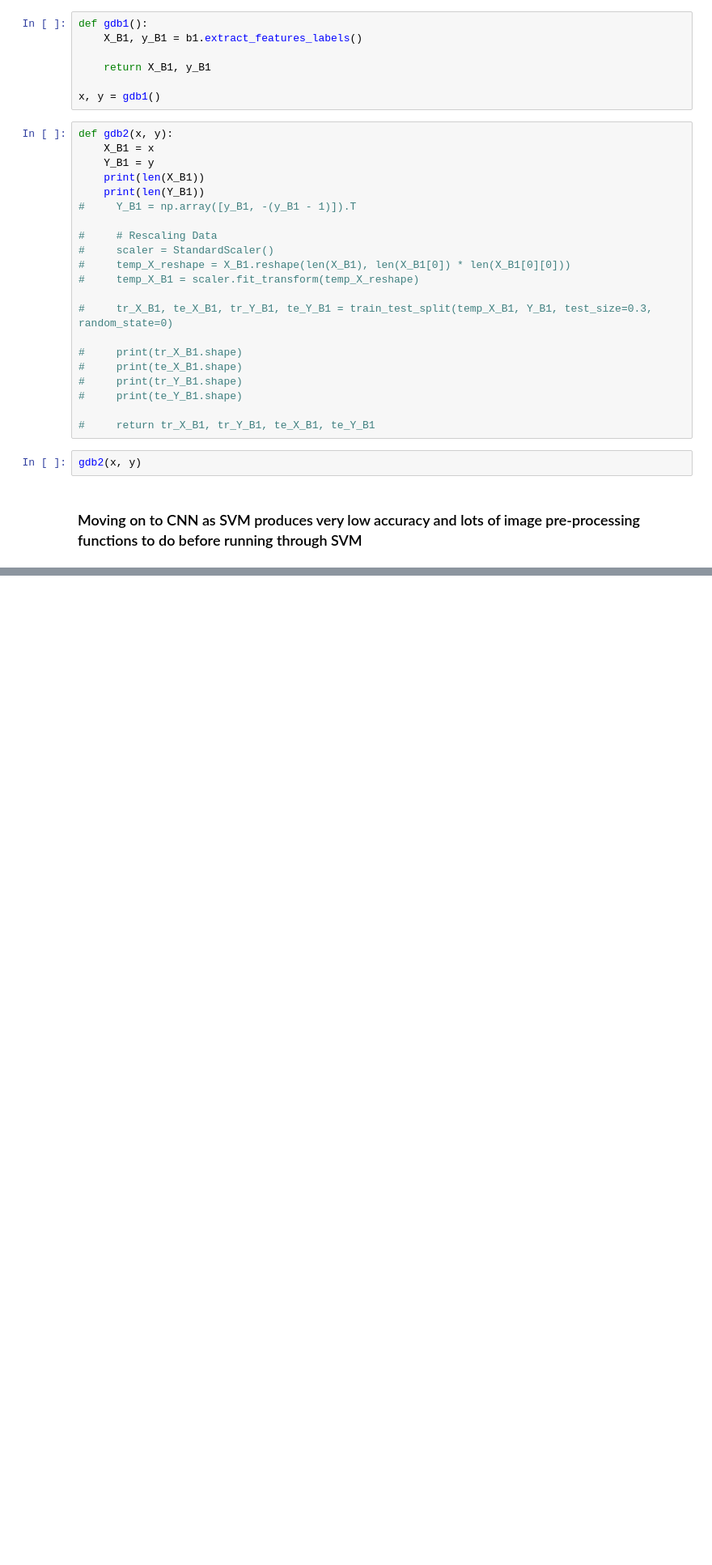
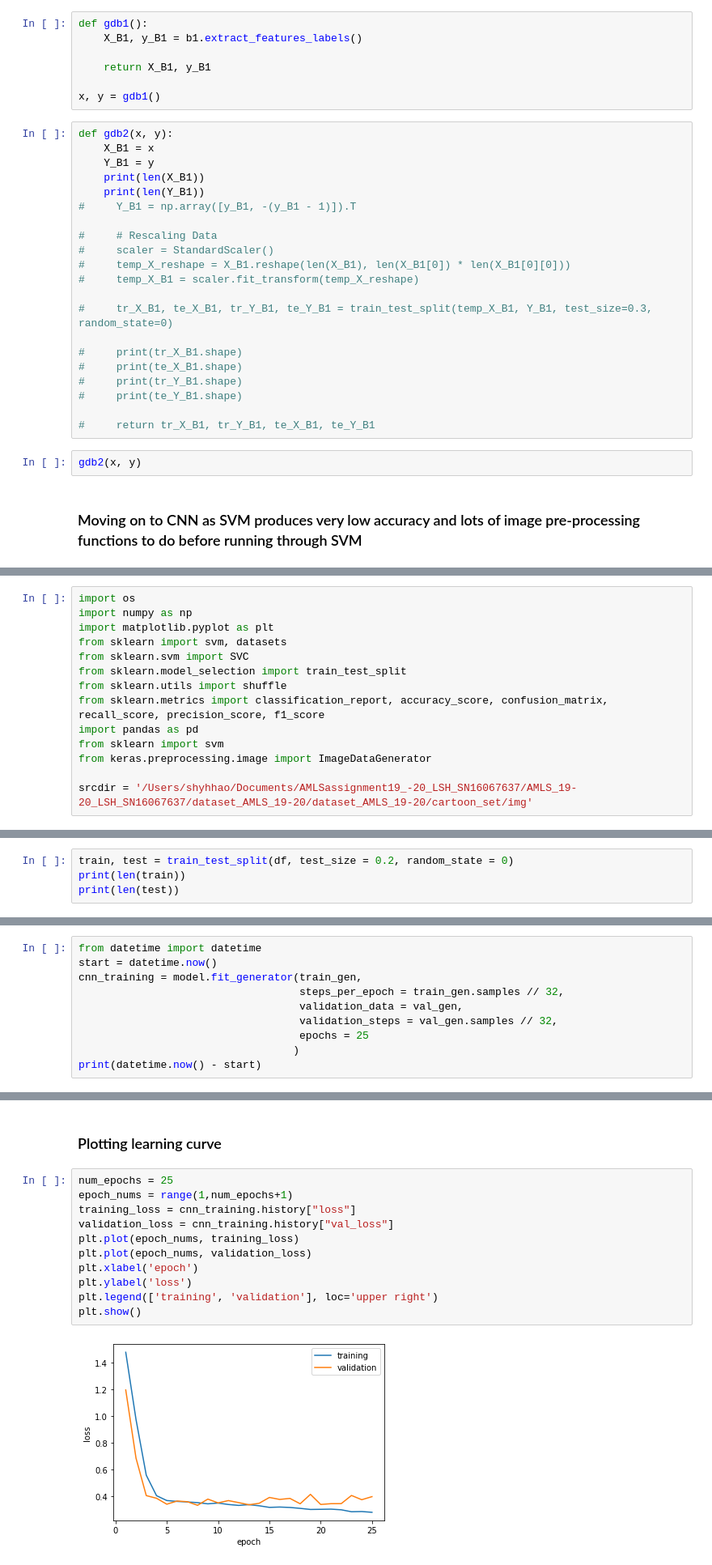
Before and after one commit to uclshyhhao/AMLS_19-20_LSH_SN16067637, a Jupyter notebook: B2/EyeColor_B2.ipynb, the cells around one changed output, grey strips where cells are left out. Shown: that part at 81% size. Drawn from its saved outputs; the diff is of its cells as text; blank space fills up the shorter version.

```diff
--- a/B2/EyeColor_B2.ipynb
+++ b/B2/EyeColor_B2.ipynb
@@ -322,0 +325,14 @@ gdb2(x, y)
+# %%
+import os
+import numpy as np
+import matplotlib.pyplot as plt
+from sklearn import svm, datasets
+from sklearn.svm import SVC
+from sklearn.model_selection import train_test_split
+from sklearn.utils import shuffle
+from sklearn.metrics import classification_report, accuracy_score, confusion_matrix, recall_score, precision_score, f1_score
+import pandas as pd
+from sklearn import svm
+from keras.preprocessing.image import ImageDataGenerator
+
+srcdir = '/Users/shyhhao/Documents/AMLSassignment19_-20_LSH_SN16067637/AMLS_19-20_LSH_SN16067637/dataset_AMLS_19-20/dataset_AMLS_19-20/cartoon_set/img'
@@ -322,0 +384,4 @@ gdb2(x, y)
+# %%
+train, test = train_test_split(df, test_size = 0.2, random_state = 0)
+print(len(train))
+print(len(test))
@@ -322,0 +486,10 @@ gdb2(x, y)
+# %%
+from datetime import datetime
+start = datetime.now()
+cnn_training = model.fit_generator(train_gen,
+                                   steps_per_epoch = train_gen.samples // 32,
+                                   validation_data = val_gen,
+                                   validation_steps = val_gen.samples // 32,
+                                   epochs = 25
+                                  )
+print(datetime.now() - start)
@@ -322,0 +514,15 @@ gdb2(x, y)
+# %% [markdown]
+### Plotting learning curve
+# %%
+num_epochs = 25
+epoch_nums = range(1,num_epochs+1)
+training_loss = cnn_training.history["loss"]
+validation_loss = cnn_training.history["val_loss"]
+plt.plot(epoch_nums, training_loss)
+plt.plot(epoch_nums, validation_loss)
+plt.xlabel('epoch')
+plt.ylabel('loss')
+plt.legend(['training', 'validation'], loc='upper right')
+plt.show()
+# %% [output]
+[figure, added]
```
Also changed, not shown: parts of 13 cells of this notebook, 4 other files.
